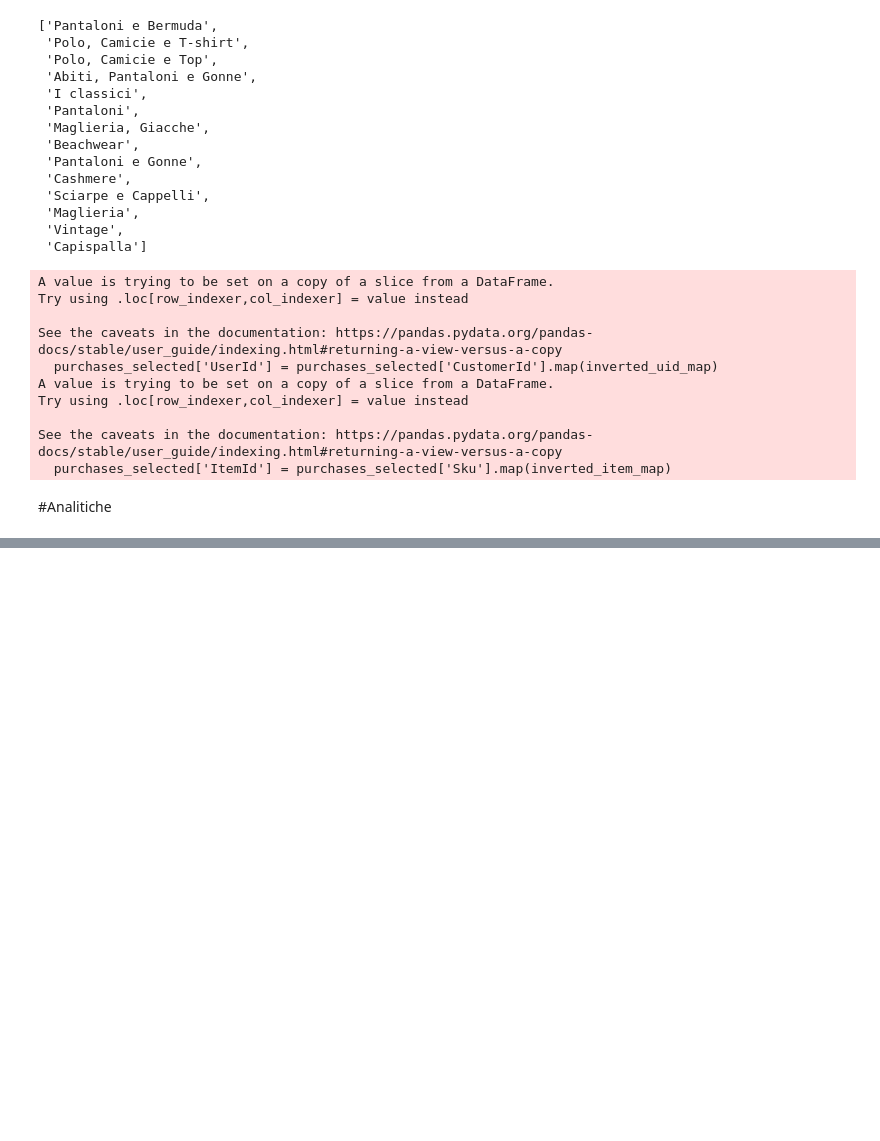
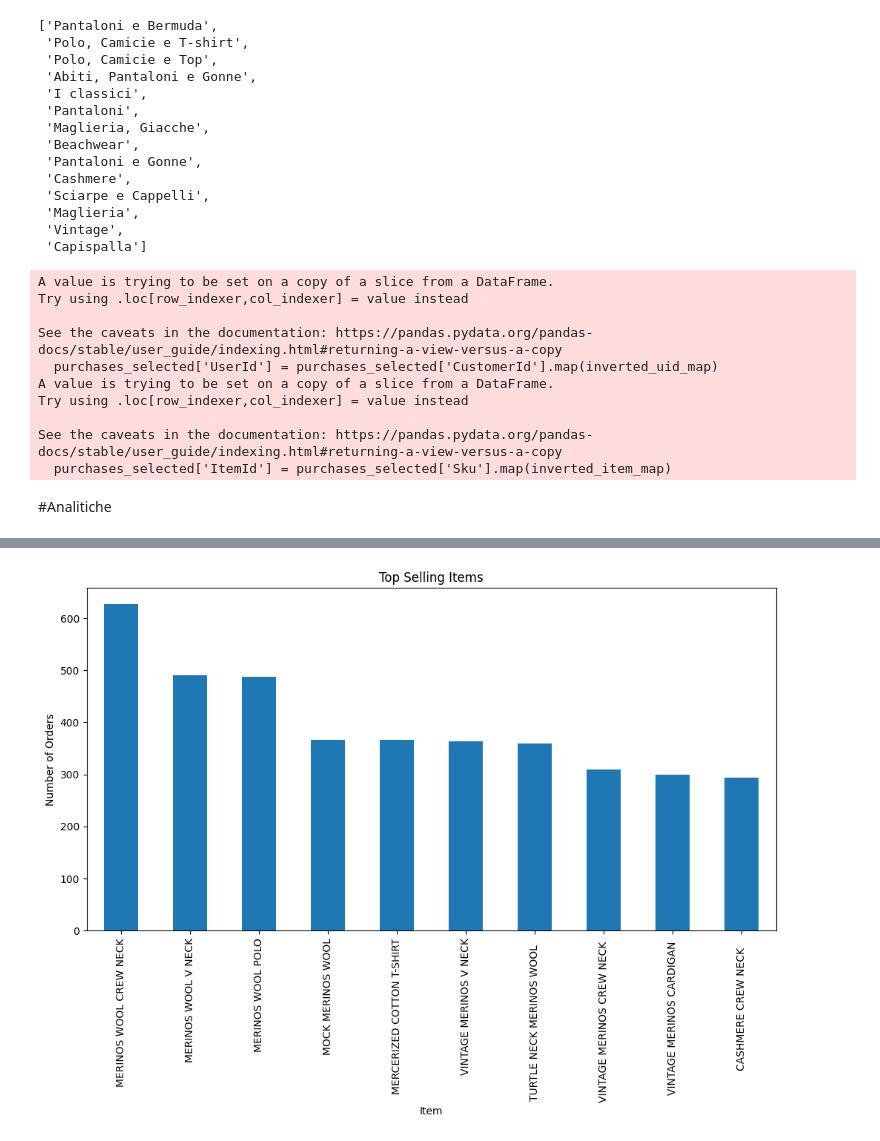
Before and after one commit to williambiondi/RecommenderGS, a Jupyter notebook: DataCleaningGS.ipynb, the cells around one changed output, grey strips where cells are left out. Drawn from its saved outputs; the diff is of its cells as text; code cells hidden in the pictures; blank space fills up the shorter version.

```diff
--- a/DataCleaningGS.ipynb
+++ b/DataCleaningGS.ipynb
@@ -227,0 +316,9 @@ purchases_selected.head()
+# %%
+item_sales = purchases.merge(items, on='ItemId').groupby('ItemName').size().sort_values(ascending=False)
+
+item_sales.head(10).plot(kind='bar', figsize=(12, 6), title='Top Selling Items')
+plt.xlabel('Item')
+plt.ylabel('Number of Orders')
+plt.show()
+# %% [output]
+[figure, added]
```
Also changed, not shown: parts of 17 cells of this notebook.
